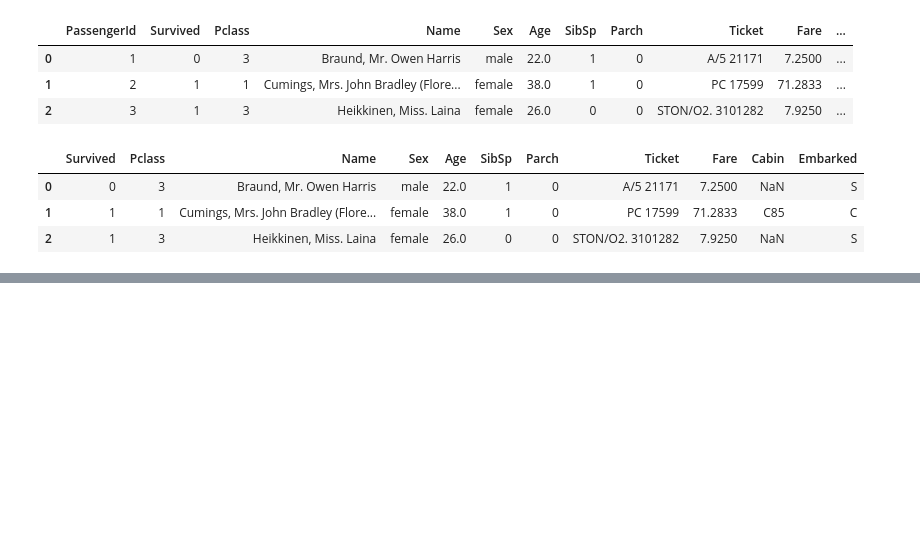
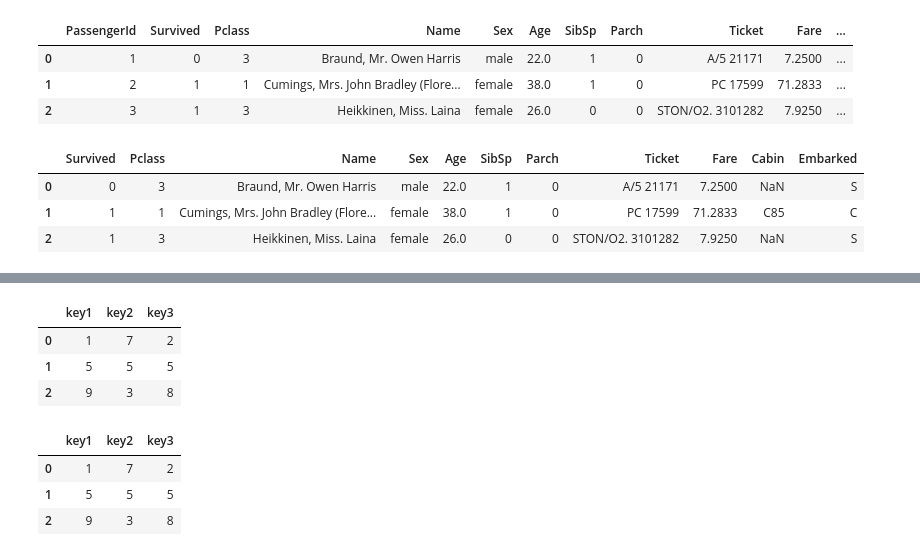
Before and after one commit to Gaurabh007/Python_Programming, a Jupyter notebook: Pandas/03_Pandas.ipynb, the cells around one changed output, grey strips where cells are left out. Drawn from its saved outputs; the diff is of its cells as text; code cells hidden in the pictures; blank space fills up the shorter version.

```diff
--- a/Pandas/03_Pandas.ipynb
+++ b/Pandas/03_Pandas.ipynb
@@ -148,0 +238,7 @@ df.head(3)
+# %%
+pd.DataFrame(d)
+# %% [output]
+|  | key1 | key2 | key3 |
+| 0 | 1 | 7 | 2 |
+| 1 | 5 | 5 | 5 |
+| 2 | 9 | 3 | 8 |
@@ -148,0 +251,7 @@ df.head(3)
+# %%
+pd.DataFrame(d1)
+# %% [output]
+|  | key1 | key2 | key3 |
+| 0 | 1 | 7 | 2 |
+| 1 | 5 | 5 | 5 |
+| 2 | 9 | 3 | 8 |
```
Also changed, not shown: parts of 16 cells of this notebook, 1 other file.
